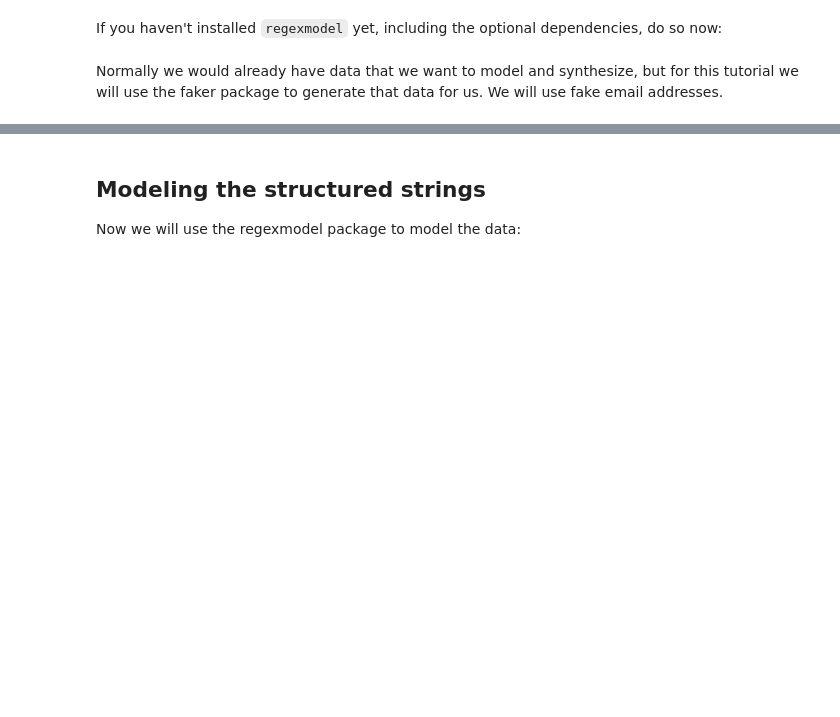
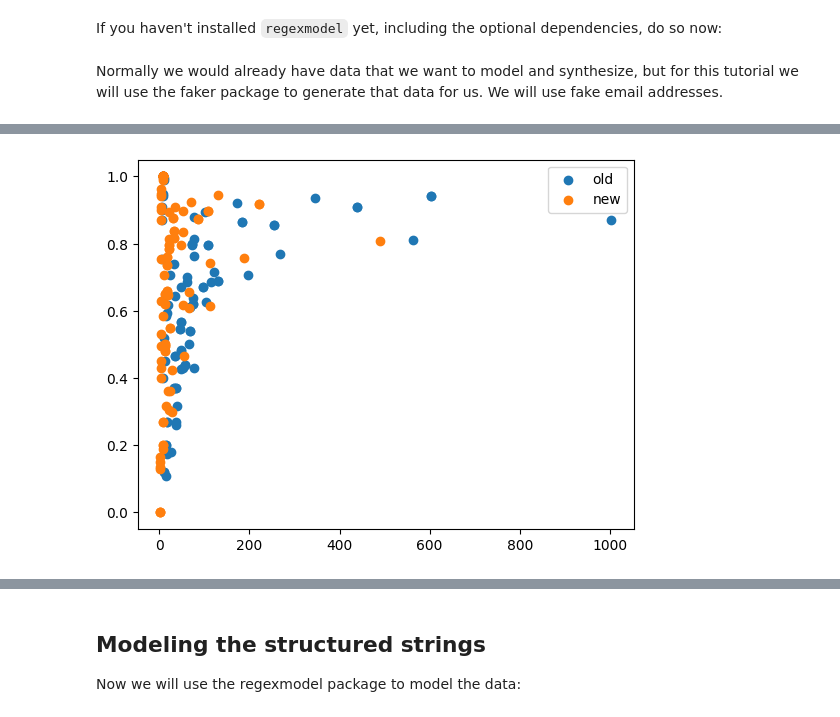
Before and after one commit to sodascience/regexmodel, a Jupyter notebook: examples/workspace.ipynb, the cells around one changed output, grey strips where cells are left out. Drawn from its saved outputs; the diff is of its cells as text; code cells hidden in the pictures; blank space fills up the shorter version.

```diff
--- a/examples/workspace.ipynb
+++ b/examples/workspace.ipynb
@@ -97,0 +149,32 @@ AssertionError:
+# %%
+import json
+with open("../scripts/data/benchmark.json") as handle:
+    bench_data = json.load(handle)
+with open("../scripts/data2/benchmark.json") as handle:
+    bench_data_new = json.load(handle)
+# %%
+import numpy as np
+from matplotlib import pyplot as plt
+
+def _get_success_rate(fake_type, bench_data):
+    n_param = []
+    success = []
+    fails = []
+    # for var_data in bench_data.values():
+    for data in bench_data[fake_type].values():
+        n_param.extend(x["n_parameters"] for x in data)
+        success.extend(x["success"] for x in data)
+        fails.extend(x["failed"] for x in data)
+
+    success_rate = np.array(success)/(np.array(fails)+np.array(success))
+    return np.array(n_param), success_rate
+
+def plot_succes_rate(fake_type):
+    plt.scatter(*_get_success_rate(fake_type, bench_data), label="old")
+    plt.scatter(*_get_success_rate(fake_type, bench_data_new), label="new")
+    plt.legend()
+    plt.show()
+# %%
+plot_succes_rate("job")
+# %% [output]
+[figure, added]
```
Also changed, not shown: parts of 12 cells of this notebook, 3 other files.
